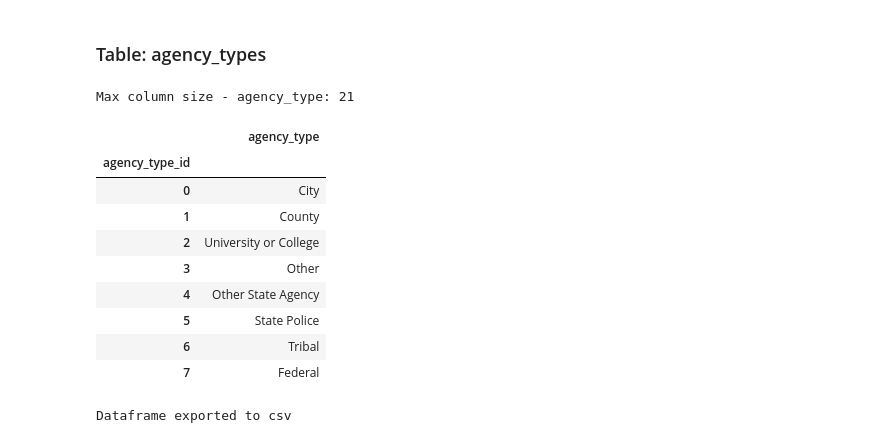
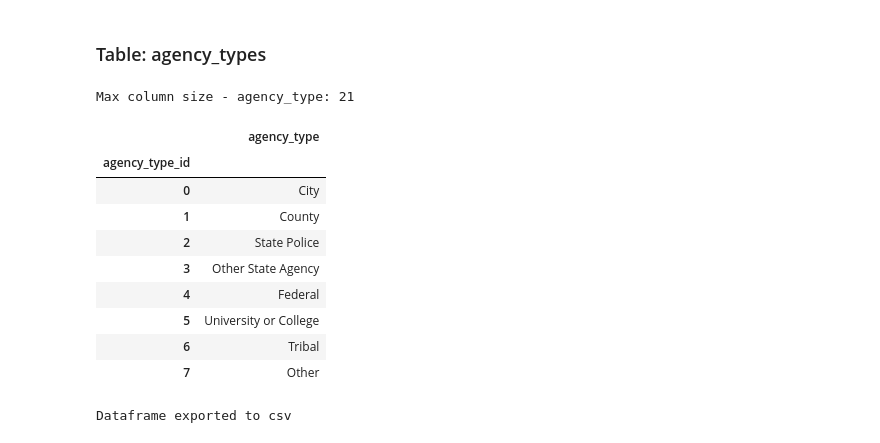
Before and after one commit to evacs/Project-3, a Jupyter notebook: etl/fbi_hate_crimes_data.ipynb, the cells around one changed output. Saved outputs shown, nothing was run; the diff lists cells and outputs as text; code cells hidden in the pictures.

```diff
--- a/etl/fbi_hate_crimes_data.ipynb
+++ b/etl/fbi_hate_crimes_data.ipynb
@@ -12,10 +13,10 @@ from pathlib import Path
 ## Create/Explore FBI Hate Crime Dataframe
 # %%
 # Path to hate crime data
-path = Path('../resources/hate_crimes_from_FBI.xlsx')
+path = Path('../resources/fbi_hate_crime_data.csv')
 
 # Load hate crime data
-crime_data_df = pd.read_excel(path, engine='openpyxl', index_col=0)
+crime_data_df = pd.read_csv(path, index_col=0)
 
 # Display sample data
 crime_data_df.head()
@@ -70,25 +71,26 @@ dtype: object
 # %%
 # Create dataframe for agency_types and rename index
 agency_types_df = pd.DataFrame(crime_data_df['agency_type_name'].unique(), columns=['agency_type'])
 agency_types_df.index.name = 'agency_type_id'
+agency_types_df = agency_types_df.rename(index={5:2, 4:3, 7:4, 2:5, 3:7}).sort_index()
 
 # Code Reference: https://stackoverflow.com/questions/21295334/find-length-of-longest-string-in-pandas-dataframe-column
 print(f"Max column size - agency_type: {agency_types_df['agency_type'].map(lambda x: len(x)).max()}")
 
 # Display dataframe
 agency_types_df
 # %% [output]
 Max column size - agency_type: 21
 |  | agency_type |
 | agency_type_id |  |
 | 0 | City |
 | 1 | County |
-| 2 | University or College |
-| 3 | Other |
-| 4 | Other State Agency |
-| 5 | State Police |
+| 2 | State Police |
+| 3 | Other State Agency |
+| 4 | Federal |
+| 5 | University or College |
 | 6 | Tribal |
-| 7 | Federal |
+| 7 | Other |
 # %%
 # Export agency_types dataframe to csv
 agency_types_df.to_csv('data/agency_types.csv')
```
Also changed, not shown: parts of 11 cells of this notebook, 7 other files.
